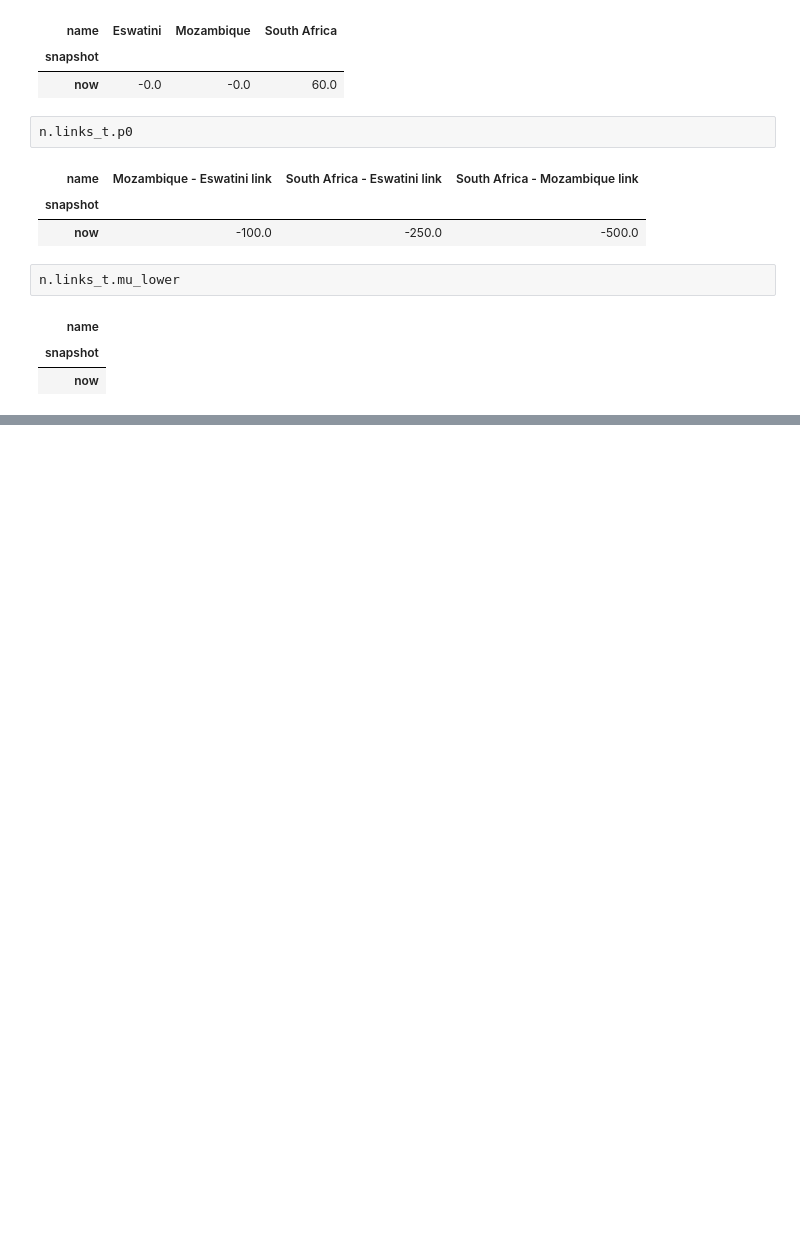
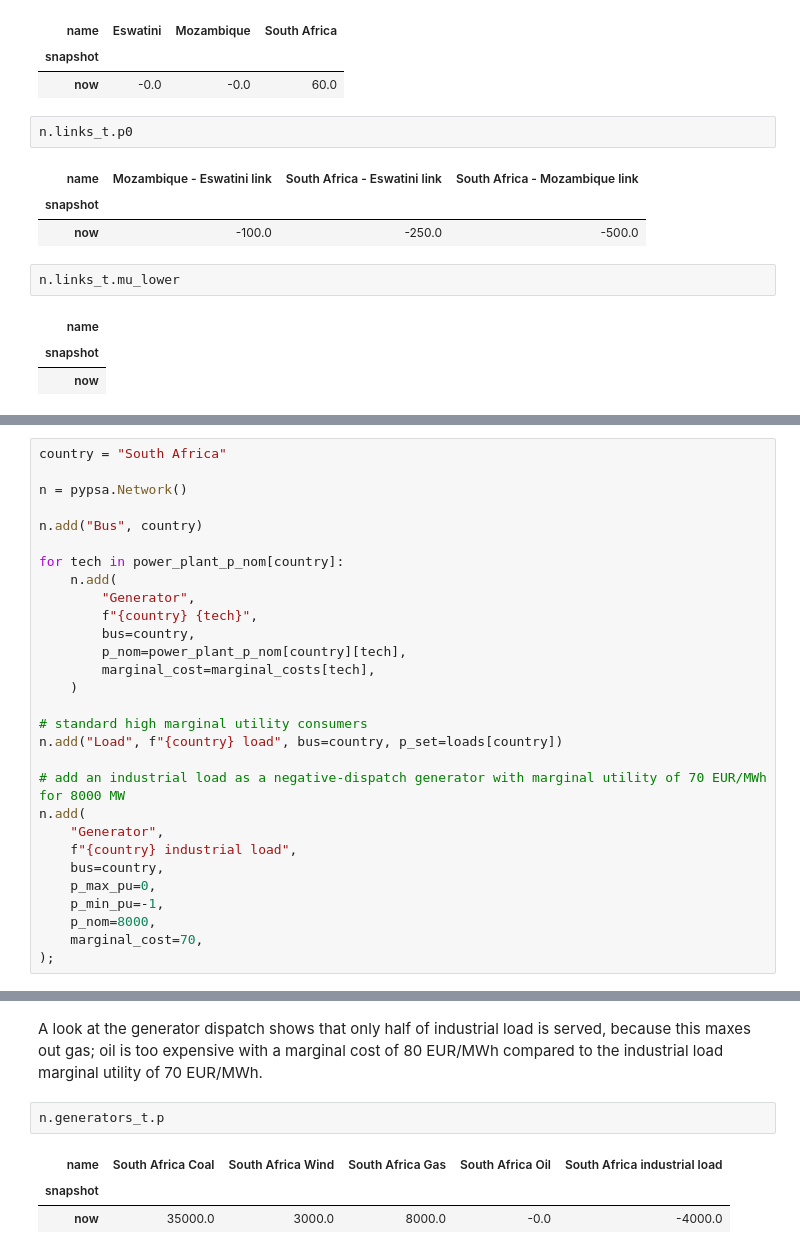
Before and after one commit to VeenaShirsath/Power-System-Optimization, a Jupyter notebook: electricity_mkt_bidding.ipynb, the cells around one changed output, grey strips where cells are left out. Cells and saved outputs as stored; diff of their text form; blank space fills up the shorter version.

```diff
--- a/electricity_mkt_bidding.ipynb
+++ b/electricity_mkt_bidding.ipynb
@@ -472,0 +551,29 @@ n.links_t.mu_lower
+# %%
+country = "South Africa"
+
+n = pypsa.Network()
+
+n.add("Bus", country)
+
+for tech in power_plant_p_nom[country]:
+    n.add(
+        "Generator",
+        f"{country} {tech}",
+        bus=country,
+        p_nom=power_plant_p_nom[country][tech],
+        marginal_cost=marginal_costs[tech],
+    )
+
+# standard high marginal utility consumers
+n.add("Load", f"{country} load", bus=country, p_set=loads[country])
+
+# add an industrial load as a negative-dispatch generator with marginal utility of 70 EUR/MWh for 8000 MW
+n.add(
+    "Generator",
+    f"{country} industrial load",
+    bus=country,
+    p_max_pu=0,
+    p_min_pu=-1,
+    p_nom=8000,
+    marginal_cost=70,
+);
@@ -472,0 +622,8 @@ n.links_t.mu_lower
+# %% [markdown]
+A look at the generator dispatch shows that only half of industrial load is served, because this maxes out gas; oil is too expensive with a marginal cost of 80 EUR/MWh compared to the industrial load marginal utility of 70 EUR/MWh.
+# %%
+n.generators_t.p
+# %% [output]
+| name | South Africa Coal | South Africa Wind | South Africa Gas | South Africa Oil | South Africa industrial load |
+| snapshot |  |  |  |  |  |
+| now | 35000.0 | 3000.0 | 8000.0 | -0.0 | -4000.0 |
```
Also changed, not shown: parts of 19 cells of this notebook, 1 other file.
